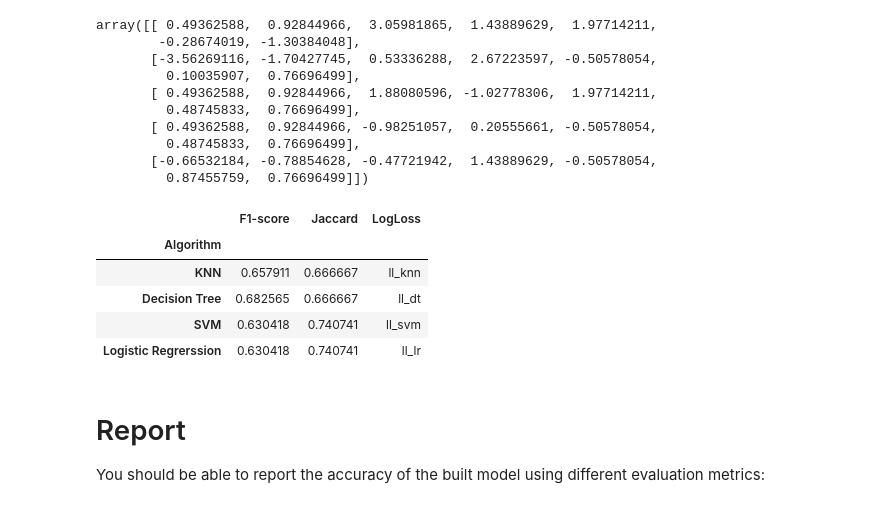
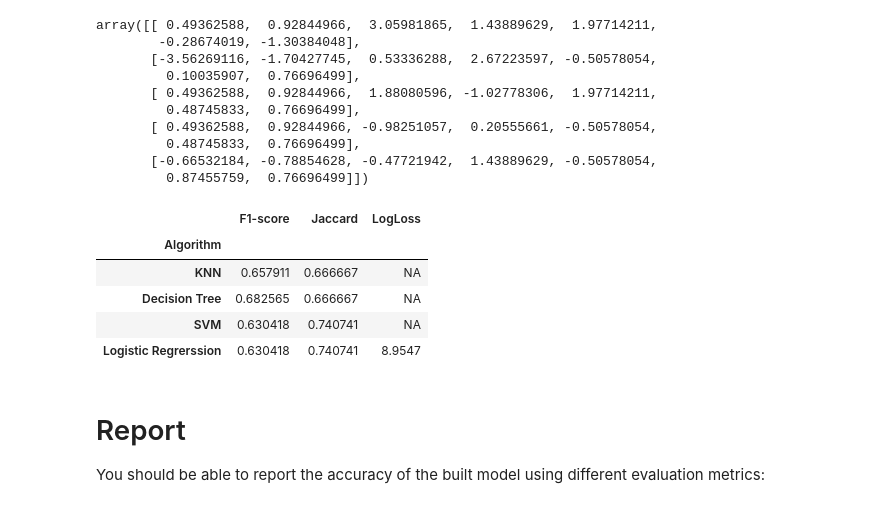
Before and after one commit to shelomi123/machine-learning-with-python-final-project, a Jupyter notebook: final project.ipynb, the cells around one changed output. Cells and saved outputs as stored; diff of their text form; code cells hidden in the pictures.

```diff
--- a/final project.ipynb
+++ b/final project.ipynb
@@ -636,41 +636,53 @@ jac_lr = jaccard_similarity_score(answers, lr_predictions) #'jac_lr'
 #badly named variables led to some confusion
 #print(X_test.shape)
 #print(test_X.shape)
 #print(knn_predictions.shape)
 #print(dt_predictions.shape)
 #print(svm_predictions.shape)
 #print(lr_predictions.shape)
 #print(answers.shape)
 #print(test_df.shape)
 
 
 #print(knn_predictions)
 #print(answers)
 #print(test_df)
 
 
 fone_knn = f1_score(answers, knn_predictions, average='weighted')#'fone_knn'#
 fone_dt = f1_score(answers, dt_predictions, average='weighted')#'fone_dt'#f1_score(answers, dt_predictions, average='weighted')#
 fone_svm = f1_score(answers, svm_predictions, average='weighted')#'fone_svm'
 fone_lr = f1_score(answers, lr_predictions, average='weighted')#'fone_lr'
 
-ll_knn = 'll_knn'
-ll_dt = 'll_dt'
-ll_svm = 'll_svm'
-ll_lr = 'll_lr'
+ll_knn = 'NA'# log_loss(answers, knn_predictions) #'ll_knn'
+ll_dt =  'NA'# log_loss(answers, dt_predictions) #'ll_dt'
+ll_svm = 'NA'# log_loss(answers, svm_predictions) #'ll_svm'
+ll_lr =  log_loss(answers, lr_predictions) #'ll_lr'
+
+
 
 data = {'Algorithm':['KNN', 'Decision Tree', 'SVM', 'Logistic Regrerssion'],
         'Jaccard':[jac_knn, jac_dt, jac_svm, jac_lr], 'F1-score':[fone_knn, fone_dt, fone_svm, fone_lr], 'LogLoss':[ll_knn,ll_dt,ll_svm,ll_lr]}
 results = pd.DataFrame(data)
 results.set_index('Algorithm', inplace=True)
 results
+
+#these appear to be the same as the Jaccard score
+#acc_knn = metrics.accuracy_score(answers,knn_predictions)
+#acc_dt =  metrics.accuracy_score(answers,dt_predictions)
+#acc_svm = metrics.accuracy_score(answers,svm_predictions)
+#acc_lr =  metrics.accuracy_score(answers,lr_predictions)
+#print("acc_knn=", acc_knn)
+#print("acc_dt=", acc_dt)
+#print("acc_svm=", acc_svm)
+#print("acc_lr=", acc_lr)
 # %% [output]
 |  | F1-score | Jaccard | LogLoss |
 | Algorithm |  |  |  |
-| KNN | 0.657911 | 0.666667 | ll_knn |
-| Decision Tree | 0.682565 | 0.666667 | ll_dt |
-| SVM | 0.630418 | 0.740741 | ll_svm |
-| Logistic Regrerssion | 0.630418 | 0.740741 | ll_lr |
+| KNN | 0.657911 | 0.666667 | NA |
+| Decision Tree | 0.682565 | 0.666667 | NA |
+| SVM | 0.630418 | 0.740741 | NA |
+| Logistic Regrerssion | 0.630418 | 0.740741 | 8.9547 |
 # %% [markdown]
 # Report
 You should be able to report the accuracy of the built model using different evaluation metrics:
```
Also changed, not shown: parts of 2 cells of this notebook.
